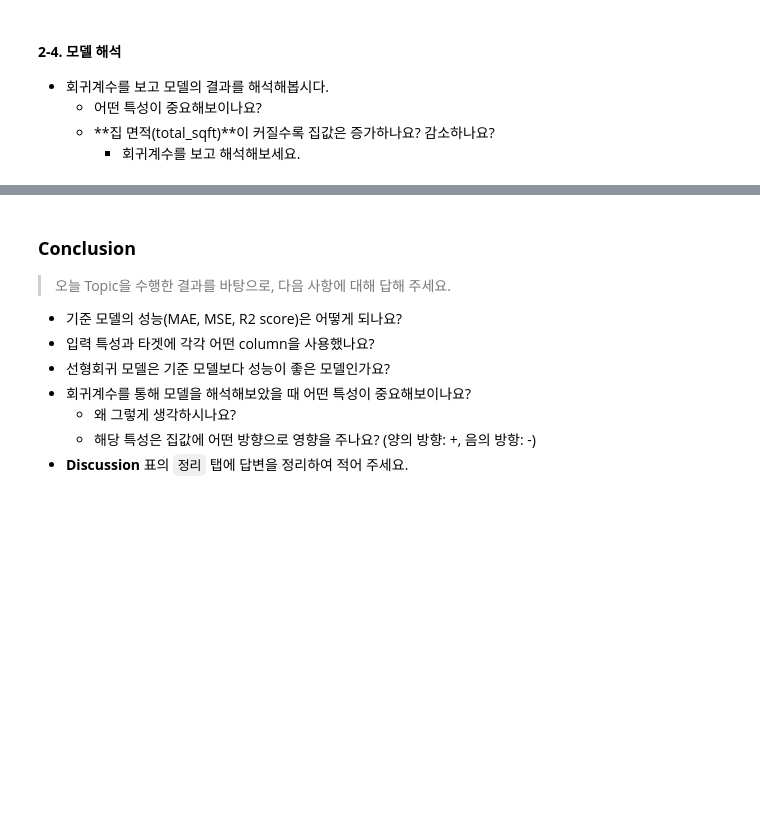
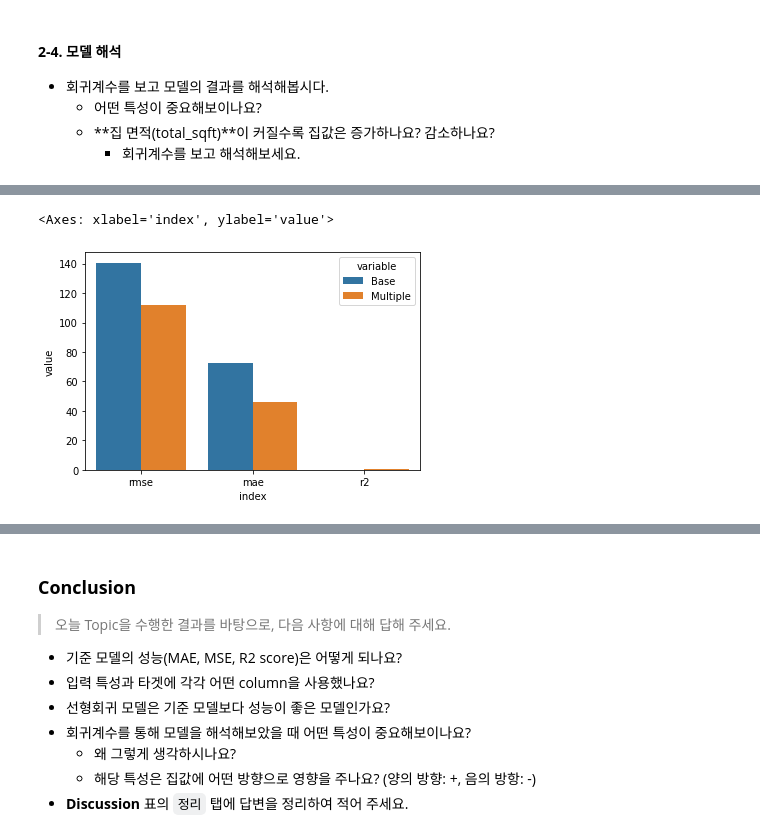
Before and after one commit to Ryu4824/code-states, a Jupyter notebook: n211_discussion.ipynb, the cells around one changed output, grey strips where cells are left out. Cells and saved outputs as stored; diff of their text form; code cells hidden in the pictures; blank space fills up the shorter version.

```diff
--- a/n211_discussion.ipynb
+++ b/n211_discussion.ipynb
@@ -110,0 +343,5 @@ df.iloc[idx[:10]] # 이와 같이 수치형으로 바꾸기 애매한 데이터
+# %%
+sns.barplot(data=test2, x='index', y='value', hue='variable')
+# %% [output]
+<Axes: xlabel='index', ylabel='value'>
+[figure, added]
```
Also changed, not shown: parts of 30 cells of this notebook.
